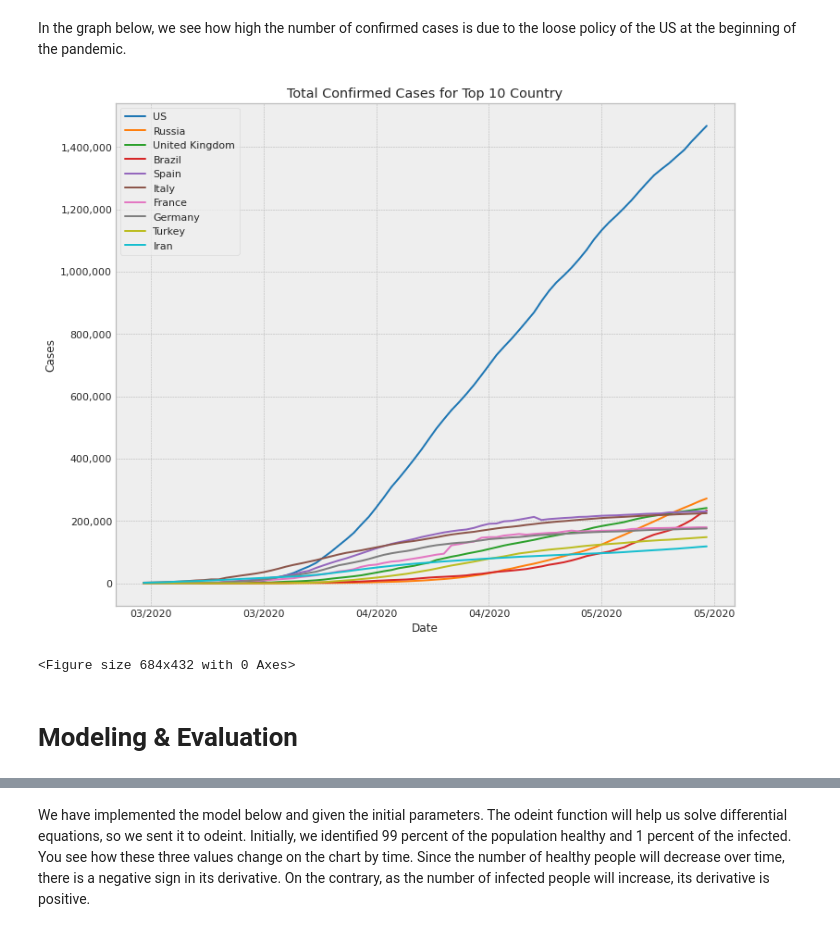
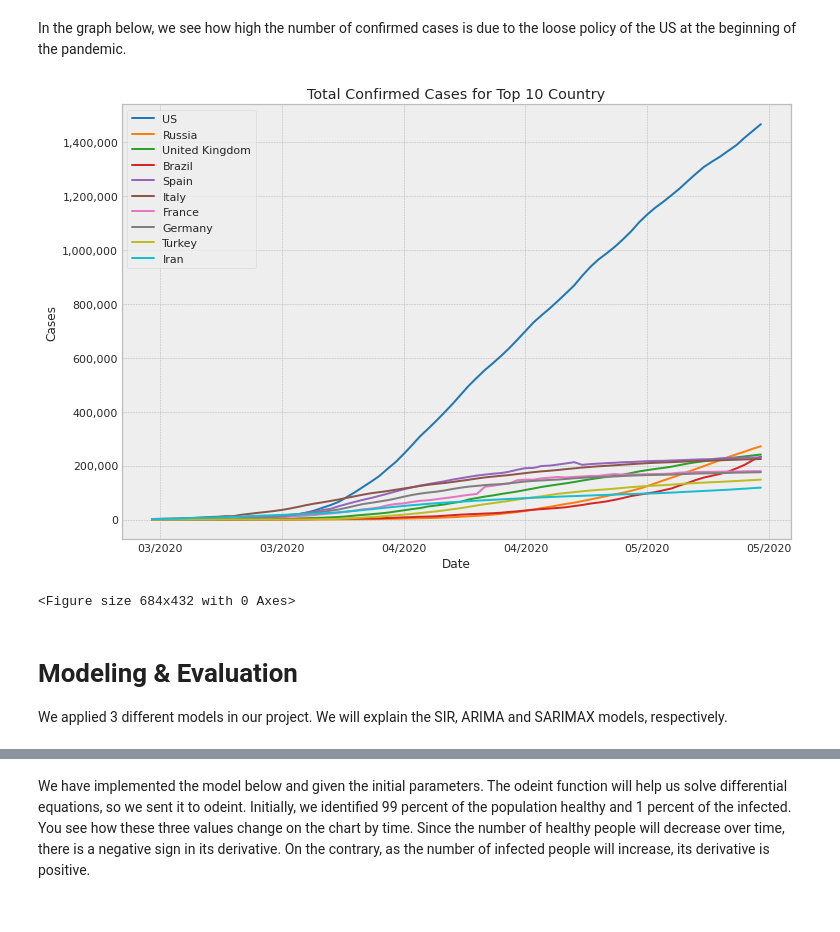
Before and after one commit to bubabi/covid-19-forecasting, a Jupyter notebook: ARIMA_SARIMAX.ipynb, the cells around one changed output, grey strips where cells are left out. Drawn from its saved outputs; the diff is of its cells as text; code cells hidden in the pictures.

```diff
--- a/ARIMA_SARIMAX.ipynb
+++ b/ARIMA_SARIMAX.ipynb
@@ -255,31 +315,32 @@ top10_countries
 # %% [markdown]
 In the graph below, we see how high the number of confirmed cases is due to the loose policy of the US at the beginning of the pandemic.
 # %%
-fig, ax = plt.subplots(figsize=(12, 10))
+fig, ax = plt.subplots(figsize=(12, 8))
 
 colors = ["#1f77b4", "#ff7f0e", "#2ca02c", "#d62728", "#9467bd", "#8c564b", "#e377c2", "#7f7f7f", "#bcbd22", "#17becf"]
 
 for i, country_name in enumerate(top10_countries['Country/Region'].values):
 
     tmp_df = get_df_by_country(df, country_name, daily=False)
     ylabels = [format(label, ',.0f') for label in ax.get_yticks()]
     ax.set_yticklabels(ylabels)
     ax.plot(tmp_df['Date'].iloc[40:].values, tmp_df.iloc[40:]['Confirmed'], label=country_name, color=colors[i])
 
 ax.set(xlabel="Date",
        ylabel="Cases",
        title="Total Confirmed Cases for Top 10 Country")
 
 plt.gca().xaxis.set_major_formatter(mdates.DateFormatter('%m/%Y'))
 plt.gca().xaxis.set_major_locator(mdates.DayLocator(interval=15))
 plt.legend()
 plt.show()
 plt.gcf().autofmt_xdate()
 # %% [output]
-[figure, old version]
+[figure, new version]
 <Figure size 684x432 with 0 Axes>
-# %% [markdown]
-# Modeling & Evaluation
+# %% [markdown]
+# Modeling & Evaluation
+We applied 3 different models in our project. We will explain the SIR, ARIMA and SARIMAX models, respectively.
 # %% [markdown]
 # SIR Model
 
```
Also changed, not shown: parts of 12 cells of this notebook.
